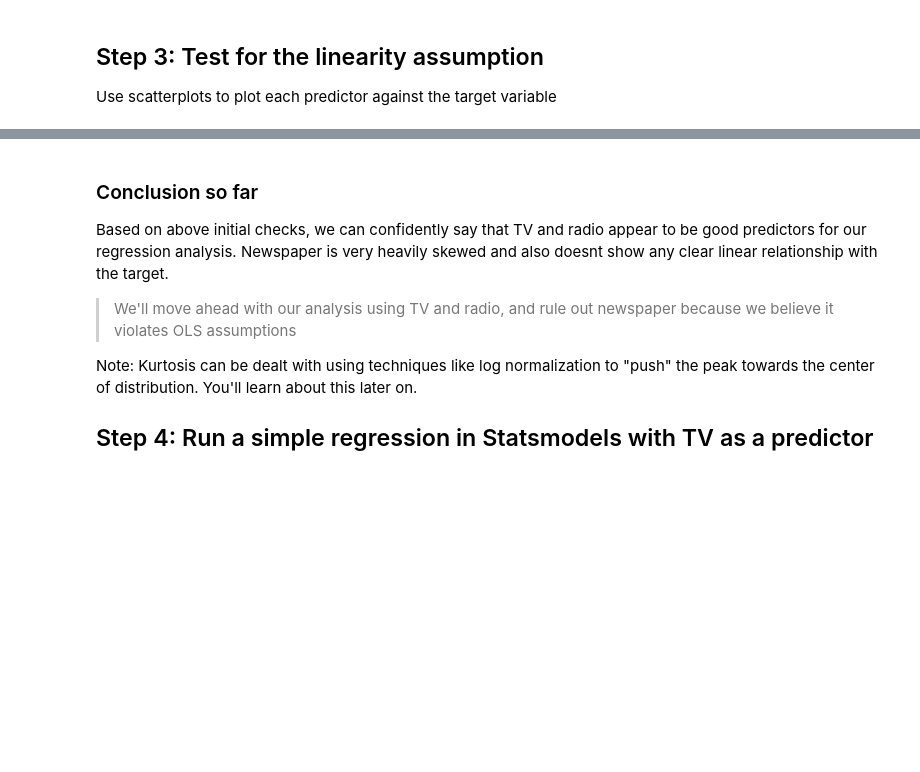
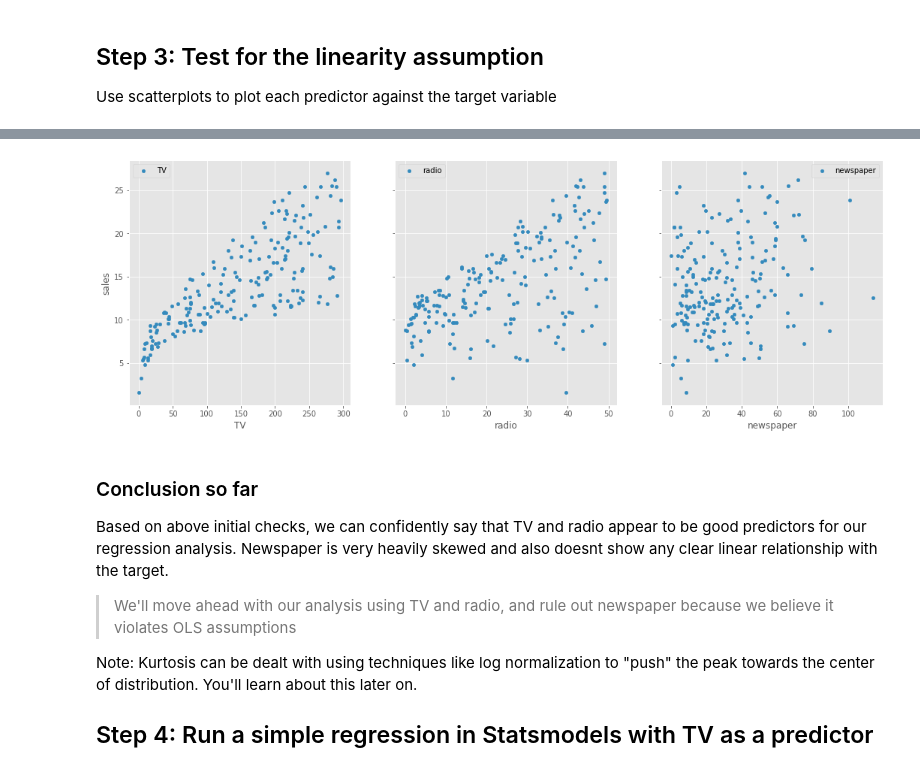
Before and after one commit to yagutaro/dsc-ols-statsmodels-lab-hbs-ds-060120, a Jupyter notebook: index.ipynb, the cells around one changed output, grey strips where cells are left out. Saved outputs shown, nothing was run; the diff lists cells and outputs as text; code cells hidden in the pictures; blank space fills up the shorter version.

```diff
--- a/index.ipynb
+++ b/index.ipynb
@@ -91,9 +91,9 @@ Use scatterplots to plot each predictor against the target variable
 # %%
 # visualize the relationship between the preditors and the target using scatterplots
 
-figs, axs = plt.subplot(1, 3, sharey=True, figsize=(18,6))
+figs, axs = plt.subplots(1, 3, sharey=True, figsize=(18,6))
 for index, channel in enumerate(['TV', 'radio', 'newspaper']):
-        df.plot(kind='scatter', x=channel, 'sales', ax=axs[index], label=channel)
+        df.plot(kind='scatter', x=channel, y='sales', ax=axs[index], label=channel)
 plt.legend()
-plt
+plt.show()
 # %% [output]
@@ -101,3 +100,4 @@ SyntaxError: positional argument follows keyword argument (<ipython-input-11-c2e
+[figure, added]
 # %%
 # Record yor observations on linearity here
 # %% [markdown]
```
Also changed, not shown: parts of 1 cell of this notebook.
